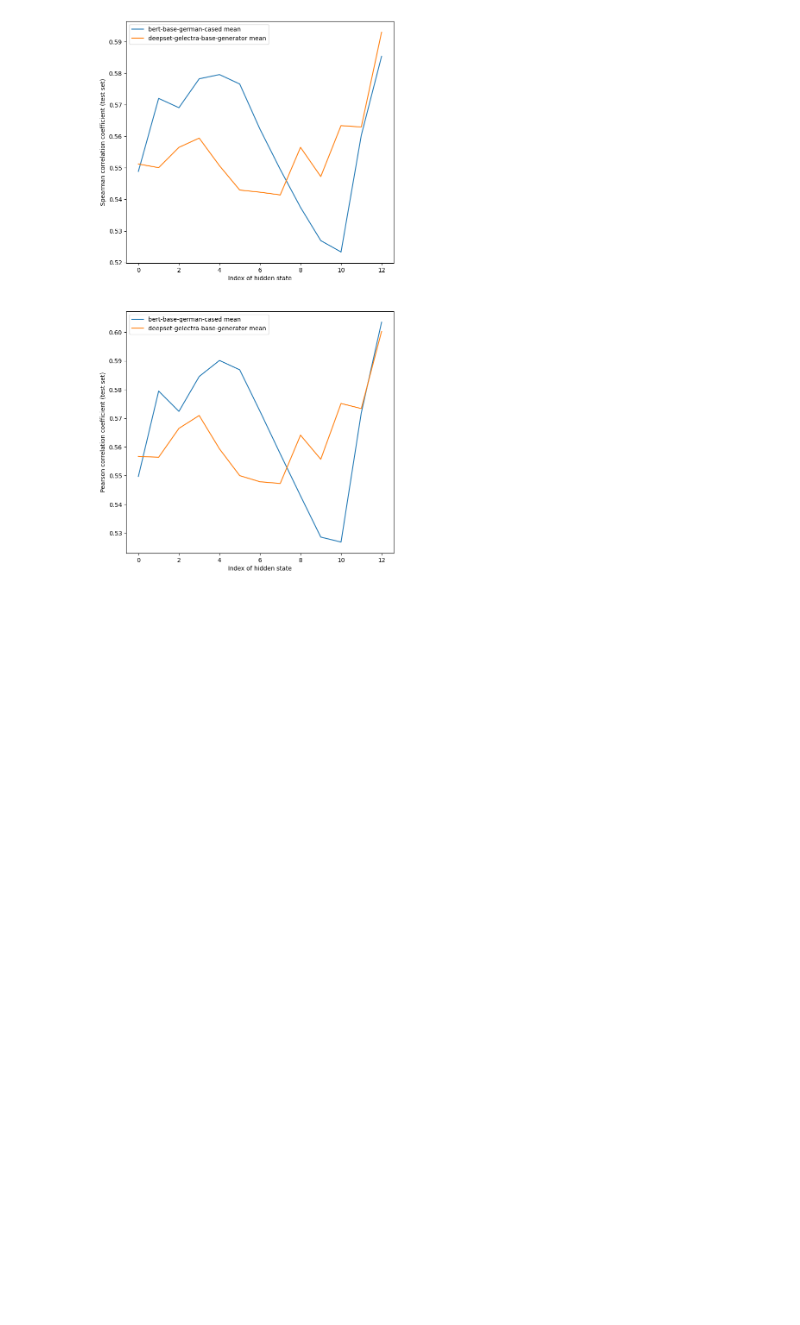
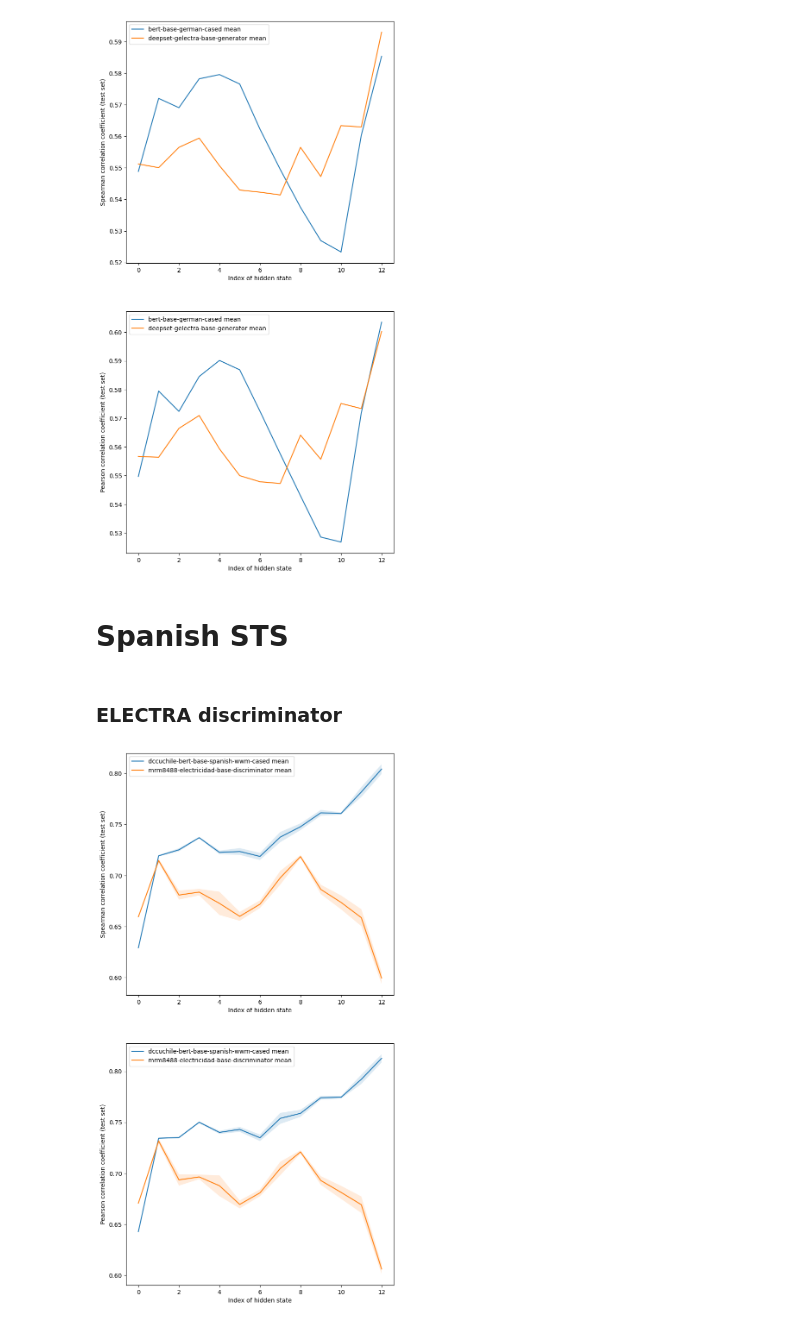
Before and after one commit to ir2718/similarity-embedding-quality, a Jupyter notebook: notebooks/comparison2.ipynb, the cells around one changed output. Cells and saved outputs as stored; diff of their text form; code cells hidden in the pictures; blank space fills up the shorter version.

Commit message:
add spanish

```diff
--- a/notebooks/comparison2.ipynb
+++ b/notebooks/comparison2.ipynb
@@ -175,3 +175,16 @@ plot_func(models, dataset="_german_sts")
 plot_func(models, dataset="_german_sts", unsupervised="_unsupervised")
 # %% [output]
 [figure]
+# %% [markdown]
+# Spanish STS
+# %% [markdown]
+### ELECTRA discriminator
+# %%
+models = [
+    ("dccuchile-bert-base-spanish-wwm-cased", ["mean"], 13),
+    ("mrm8488-electricidad-base-discriminator", ["mean"], 13),
+    #("mrm8488-electricidad-base-generator", ["mean"], 13),
+]
+plot_func(models, dataset="_spanish_sts")
+# %% [output]
+[figure, added]
```
Also changed, not shown: parts of 2 cells of this notebook.
